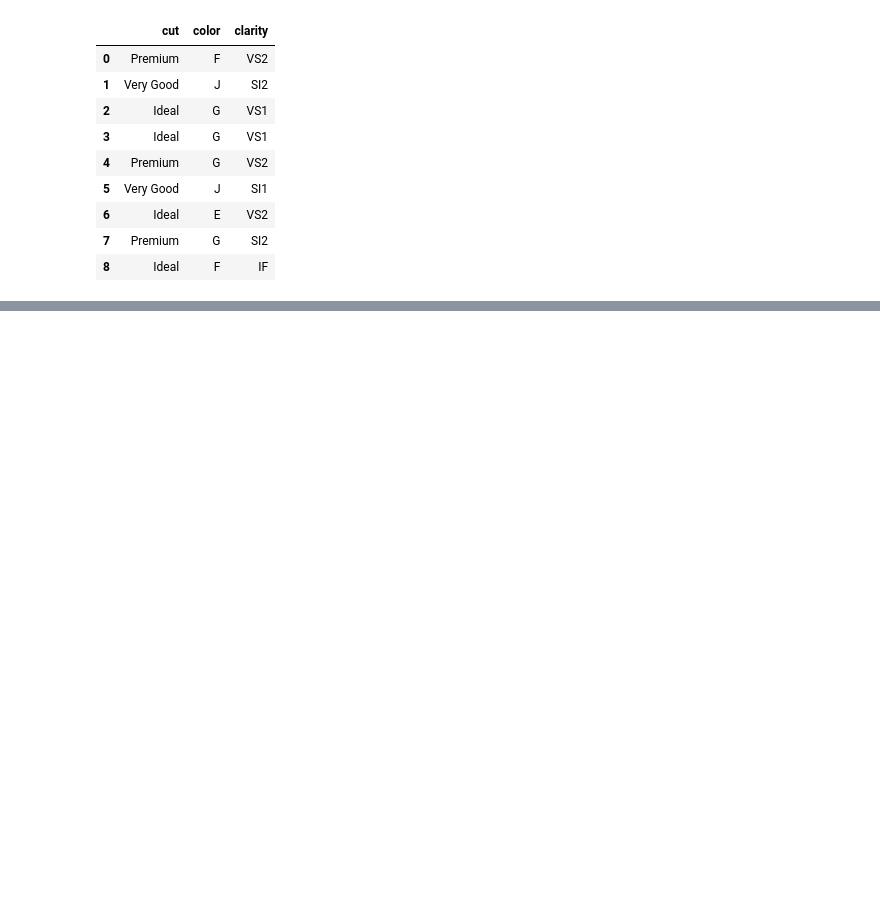
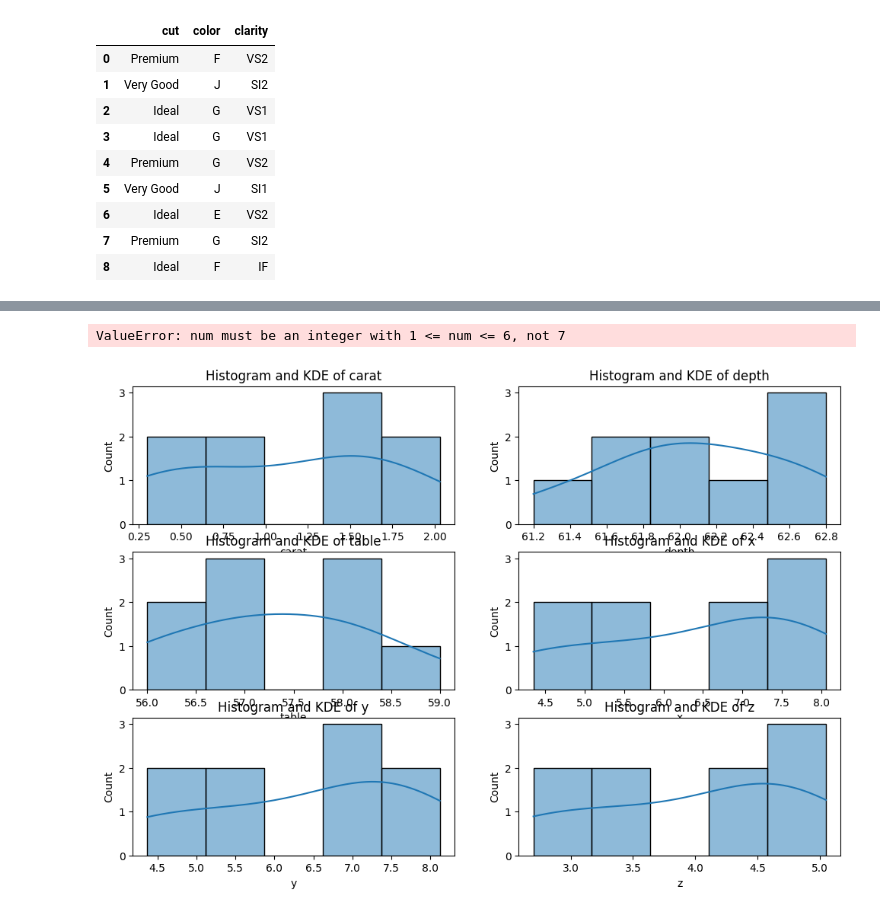
Before and after one commit to abhishekanand-02/MLOps_project, a Jupyter notebook: experiment/experiments.ipynb, the cells around one changed output, grey strips where cells are left out. Saved outputs shown, nothing was run; the diff lists cells and outputs as text; code cells hidden in the pictures; blank space fills up the shorter version.

```diff
--- a/experiment/experiments.ipynb
+++ b/experiment/experiments.ipynb
@@ -223,0 +288,19 @@ data[categorical_columns]
+# %%
+import seaborn as sns
+import matplotlib.pyplot as plt
+
+# Ensure that num_columns contains the numeric column names in your dataset
+num_columns = data.select_dtypes(include=['number']).columns.tolist()  # Example to get numeric columns
+
+plt.figure(figsize=(12, 8))  # Adjust the size for all the plots
+
+for i, col in enumerate(num_columns):
+    plt.subplot(len(num_columns)//2, 2, i + 1)  # Create a subplot for each column
+    sns.histplot(data=data, x=col, kde=True)
+    plt.title(f'Histogram and KDE of {col}')
+
+plt.tight_layout()  # Adjust spacing between plots for a clean layout
+plt.show()
+# %% [output]
+ValueError: num must be an integer with 1 <= num <= 6, not 7
+[figure, added]
```
Also changed, not shown: parts of 38 cells of this notebook, 2 other files.
